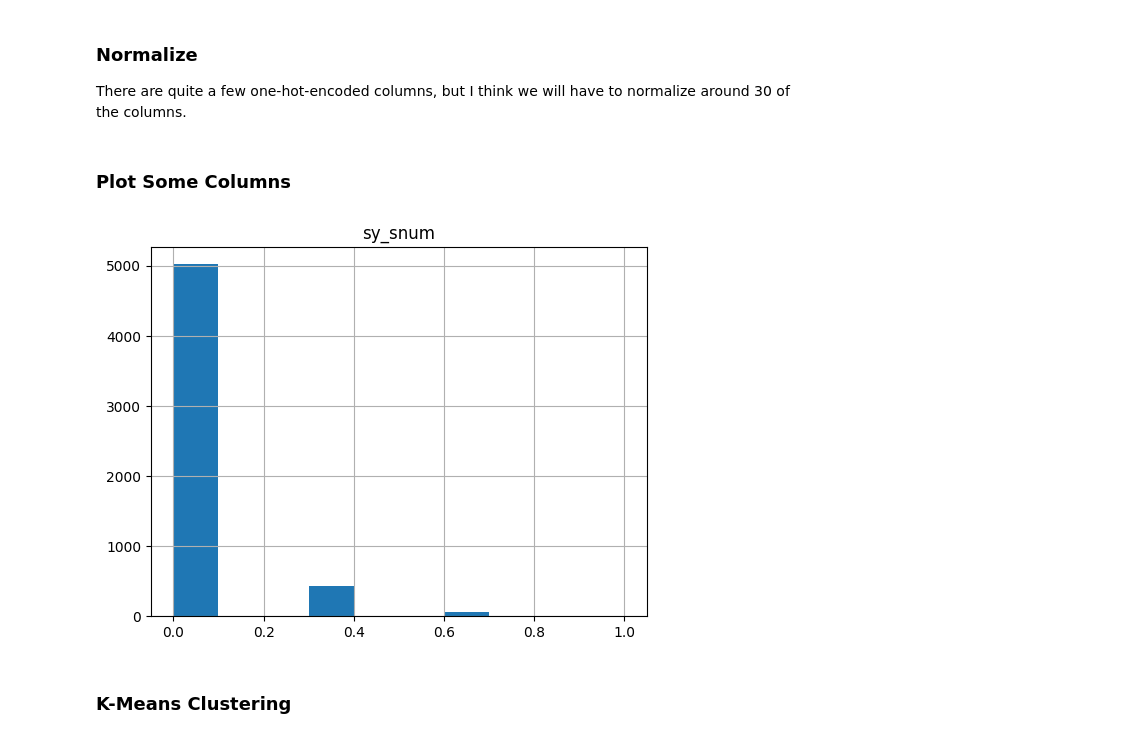
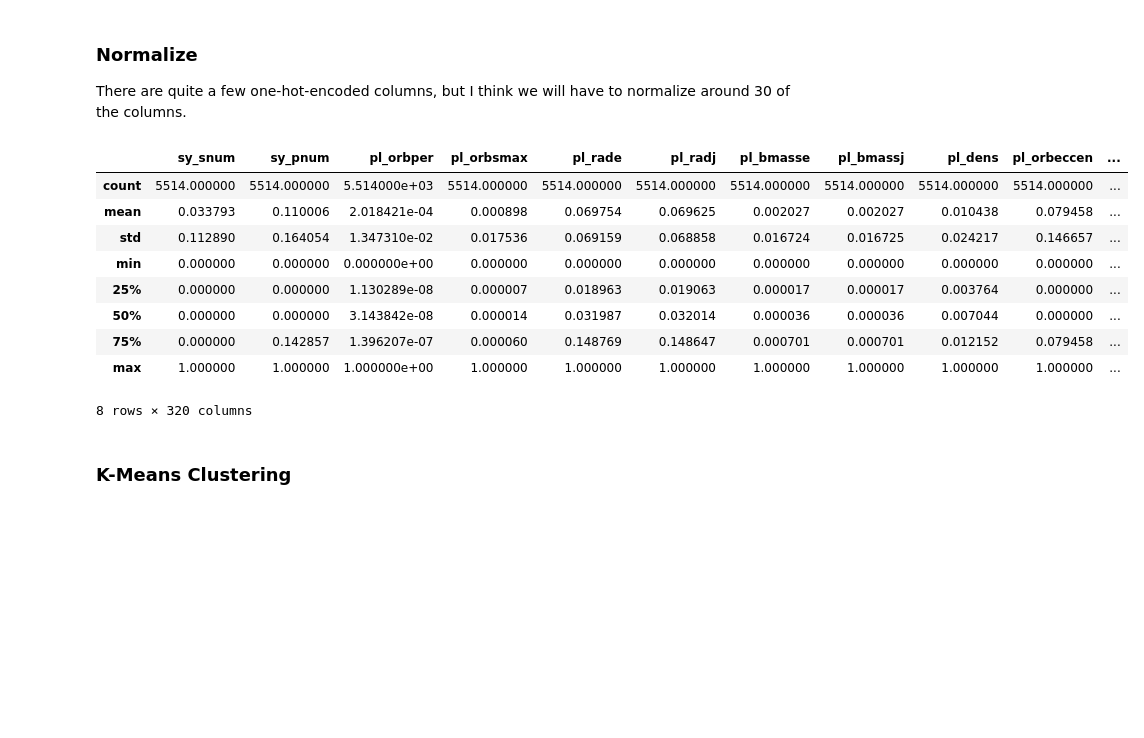
Before and after one commit to stjohnfinn/Aquifer, a Jupyter notebook: k-means_clustering.ipynb, the cells around one changed output. Drawn from its saved outputs; the diff is of its cells as text; code cells hidden in the pictures; blank space fills up the shorter version.

```diff
--- a/k-means_clustering.ipynb
+++ b/k-means_clustering.ipynb
@@ -363,21 +363,22 @@ min_max_scaler = MinMaxScaler()
 # concat them into a dataframe, normalize that dataframe
 # then concat these new normalized columns onto the original dataframe
 
+normalized_data = data.copy(deep=True)
+
 for column in normalize_columns:
-    data[column] = min_max_scaler.fit_transform(data[column].values.reshape(-1, 1))
-
-for column_name in data.describe():
-    col = data.describe()[column_name]
-    try:
-        assert col['min'] == 0 and col['max'] == 1
-    except AssertionError:
-        print("Failed to normalize: ", column_name)
-        break
+    normalized_data[column] = min_max_scaler.fit_transform(normalized_data[column].values.reshape(-1, 1))
-# %% [markdown]
-### Plot Some Columns
-# %%
-data.hist(column='sy_snum');
-# %% [output]
-[figure, removed]
+# %%
+normalized_data.describe()
+# %% [output]
+|  | sy_snum | sy_pnum | pl_orbper | pl_orbsmax | pl_rade | pl_radj | pl_bmasse | pl_bmassj | pl_dens | pl_orbeccen | ... |
+| count | 5514.000000 | 5514.000000 | 5.514000e+03 | 5514.000000 | 5514.000000 | 5514.000000 | 5514.000000 | 5514.000000 | 5514.000000 | 5514.000000 | ... |
+| mean | 0.033793 | 0.110006 | 2.018421e-04 | 0.000898 | 0.069754 | 0.069625 | 0.002027 | 0.002027 | 0.010438 | 0.079458 | ... |
+| std | 0.112890 | 0.164054 | 1.347310e-02 | 0.017536 | 0.069159 | 0.068858 | 0.016724 | 0.016725 | 0.024217 | 0.146657 | ... |
+| min | 0.000000 | 0.000000 | 0.000000e+00 | 0.000000 | 0.000000 | 0.000000 | 0.000000 | 0.000000 | 0.000000 | 0.000000 | ... |
+| 25% | 0.000000 | 0.000000 | 1.130289e-08 | 0.000007 | 0.018963 | 0.019063 | 0.000017 | 0.000017 | 0.003764 | 0.000000 | ... |
+| 50% | 0.000000 | 0.000000 | 3.143842e-08 | 0.000014 | 0.031987 | 0.032014 | 0.000036 | 0.000036 | 0.007044 | 0.000000 | ... |
+| 75% | 0.000000 | 0.142857 | 1.396207e-07 | 0.000060 | 0.148769 | 0.148647 | 0.000701 | 0.000701 | 0.012152 | 0.079458 | ... |
+| max | 1.000000 | 1.000000 | 1.000000e+00 | 1.000000 | 1.000000 | 1.000000 | 1.000000 | 1.000000 | 1.000000 | 1.000000 | ... |
+8 rows × 320 columns
 # %% [markdown]
 ### K-Means Clustering
```
Also changed, not shown: parts of 3 cells of this notebook.
